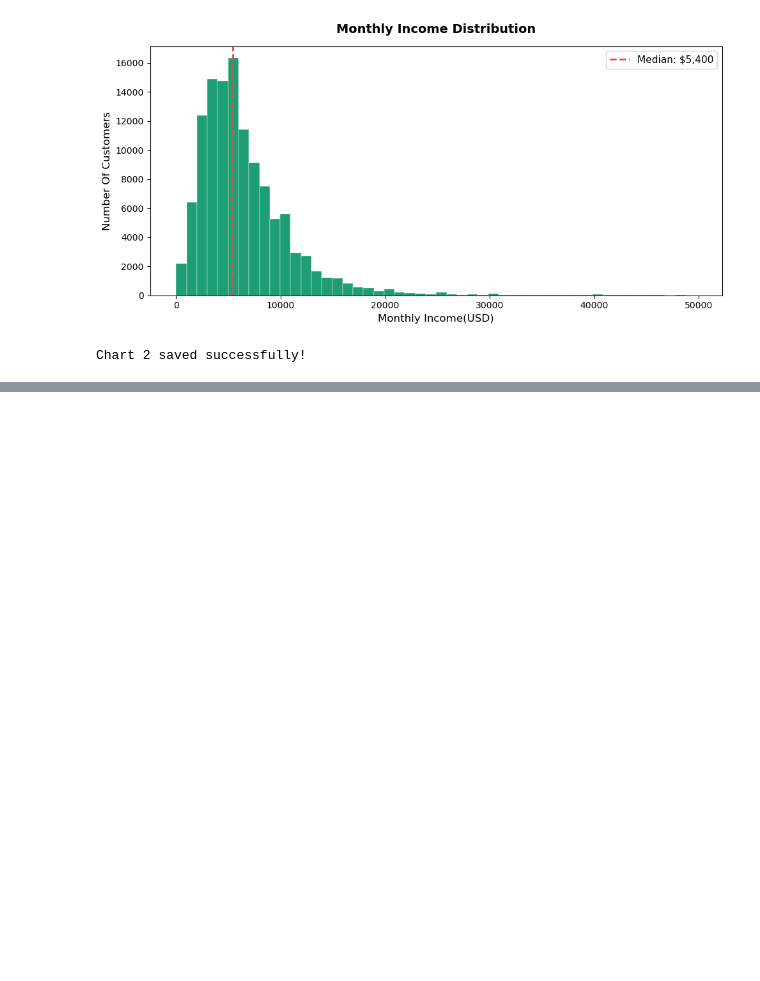
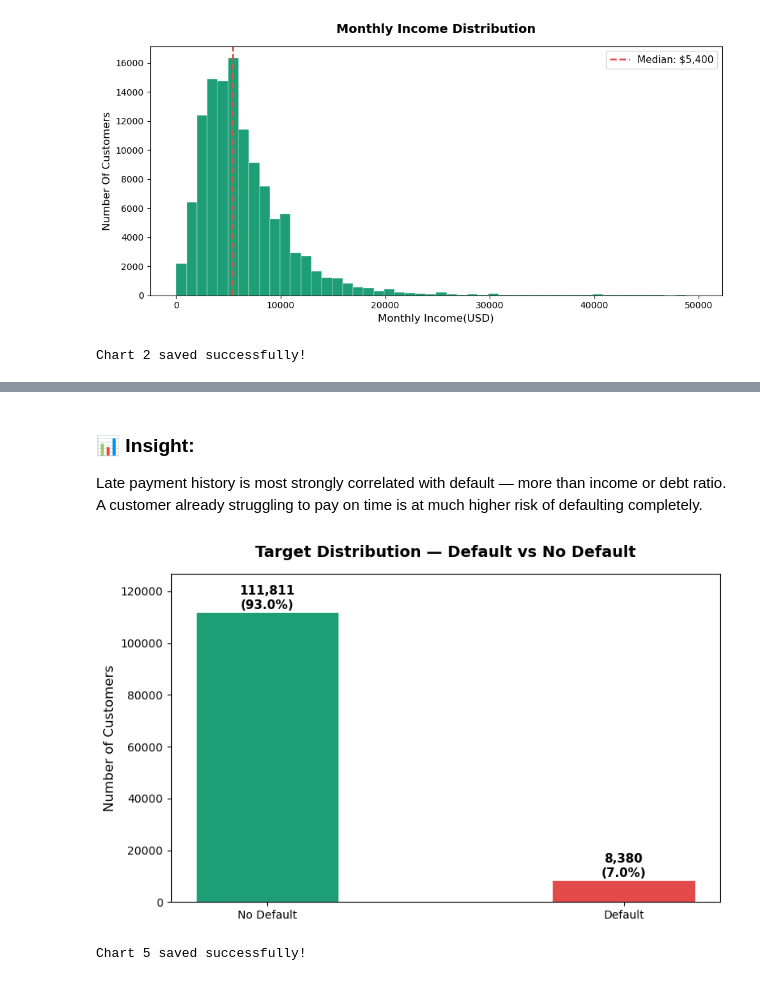
Before and after one commit to Insight-Q/RiskLens-Financial_Risk_Analytics_Platform, a Jupyter notebook: notebooks/01_EDA_analysis.ipynb, the cells around one changed output, grey strips where cells are left out. Cells and saved outputs as stored; diff of their text form; code cells hidden in the pictures; blank space fills up the shorter version.

```diff
--- a/notebooks/01_EDA_analysis.ipynb
+++ b/notebooks/01_EDA_analysis.ipynb
@@ -232,0 +286,29 @@ Chart 2 saved successfully!
+# %% [markdown]
+### 📊 Insight:
+Late payment history is most strongly correlated with default — more than income or debt ratio. A customer already struggling to pay on time is at much higher risk of defaulting completely.
+# %%
+plt.figure(figsize=(8, 5))
+
+target_counts = df['SeriousDlqin2yrs'].value_counts()
+labels = ['No Default', 'Default']
+colors = ['#1D9E75', '#E24B4A']
+
+bars = plt.bar(labels, target_counts.values, color=colors,
+               edgecolor='white', linewidth=0.5, width=0.4)
+
+for bar, val in zip(bars, target_counts.values):
+    plt.text(bar.get_x() + bar.get_width()/2, bar.get_height() + 500,
+             f'{val:,}\n({val/len(df)*100:.1f}%)',
+             ha='center', va='bottom', fontsize=11, fontweight='bold')
+
+plt.title('Target Distribution — Default vs No Default',
+          fontsize=14, fontweight='bold', pad=15)
+plt.ylabel('Number of Customers', fontsize=12)
+plt.ylim(0, target_counts.max() + 15000)
+plt.tight_layout()
+plt.savefig('../data/chart5_target_distribution.png', dpi=150, bbox_inches='tight')
+plt.show()
+print("Chart 5 saved successfully!")
+# %% [output]
+[figure, added]
+Chart 5 saved successfully!
```
Also changed, not shown: parts of 9 cells of this notebook, 5 other files.
